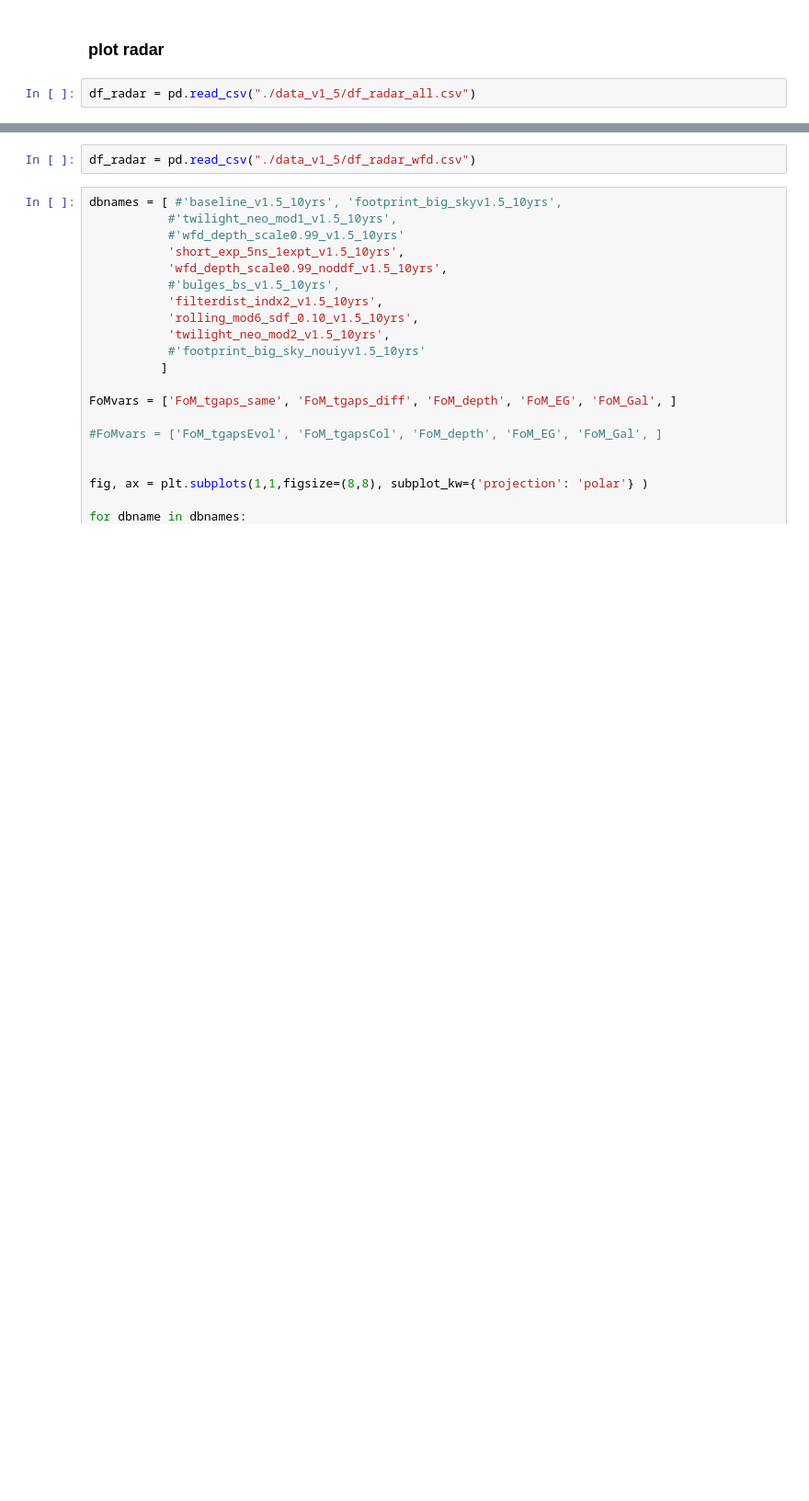
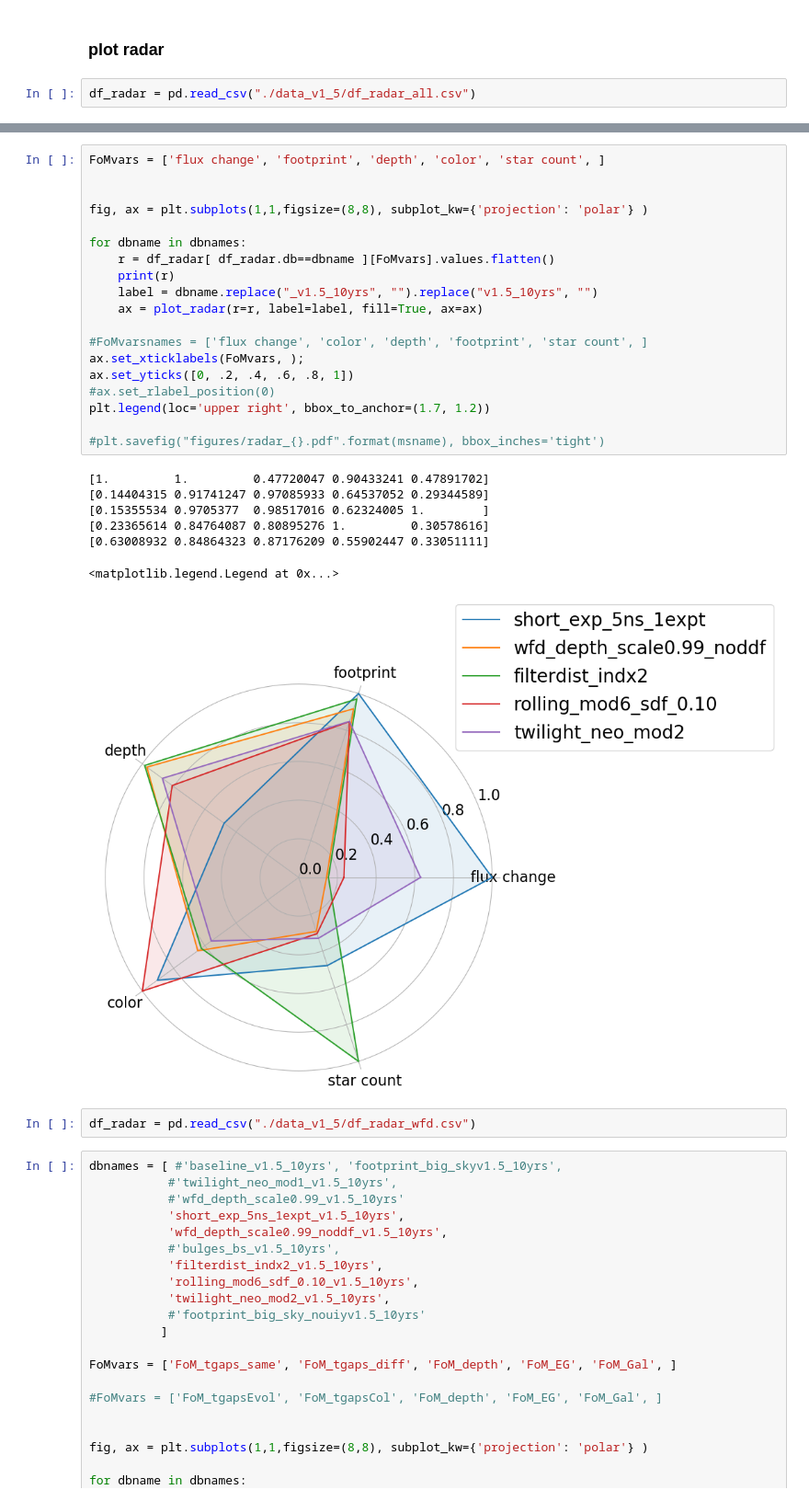
Before and after one commit to fedhere/LSSTunknowns, a Jupyter notebook: tdAnom/plot_radar_parallel.ipynb, the cells around one changed output, grey strips where cells are left out. Shown at 92% size. Saved outputs shown, nothing was run; the diff lists cells and outputs as text; blank space fills up the shorter version.

```diff
--- a/tdAnom/plot_radar_parallel.ipynb
+++ b/tdAnom/plot_radar_parallel.ipynb
@@ -245,3 +252,30 @@ plt.savefig("figures/radar_all.pdf", bbox_inches='tight')
+# %%
+FoMvars = ['flux change', 'footprint', 'depth', 'color', 'star count', ]
+
+
+fig, ax = plt.subplots(1,1,figsize=(8,8), subplot_kw={'projection': 'polar'} )
+
+for dbname in dbnames:
+    r = df_radar[ df_radar.db==dbname ][FoMvars].values.flatten()
+    print(r)
+    label = dbname.replace("_v1.5_10yrs", "").replace("v1.5_10yrs", "")
+    ax = plot_radar(r=r, label=label, fill=True, ax=ax)
+
+#FoMvarsnames = ['flux change', 'color', 'depth', 'footprint', 'star count', ]
+ax.set_xticklabels(FoMvars, );
+ax.set_yticks([0, .2, .4, .6, .8, 1])
+#ax.set_rlabel_position(0)
+plt.legend(loc='upper right', bbox_to_anchor=(1.7, 1.2))
+
+#plt.savefig("figures/radar_{}.pdf".format(msname), bbox_inches='tight')
+# %% [output]
+[1.         1.         0.47720047 0.90433241 0.47891702]
+[0.14404315 0.91741247 0.97085933 0.64537052 0.29344589]
+[0.15355534 0.9705377  0.98517016 0.62324005 1.        ]
+[0.23365614 0.84764087 0.80895276 1.         0.30578616]
+[0.63008932 0.84864323 0.87176209 0.55902447 0.33051111]
+<matplotlib.legend.Legend at 0x...>
+[figure, added]
 # %%
 df_radar = pd.read_csv("./data_v1_5/df_radar_wfd.csv")
 # %%
```
Also changed, not shown: parts of 8 cells of this notebook, 13 other files.
